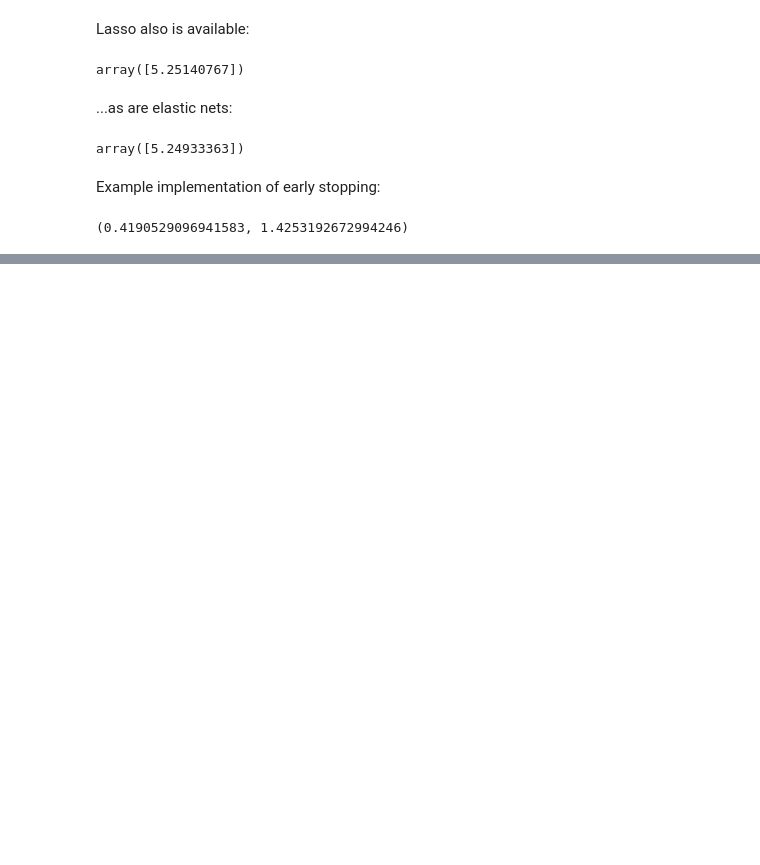
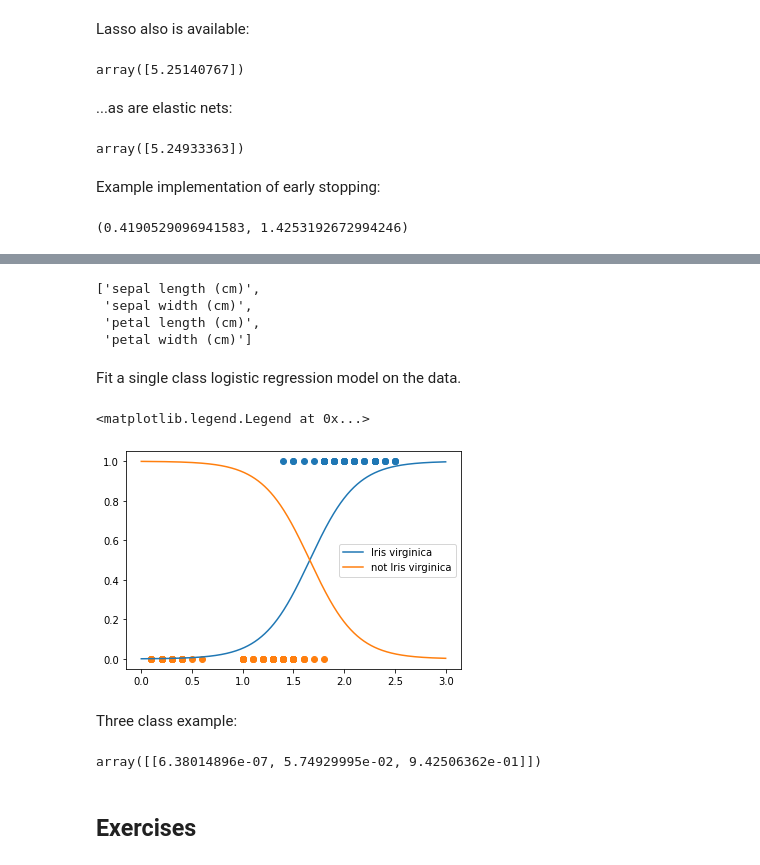
Before and after one commit to kms15/reading_notes, a Jupyter notebook: handsonml2e/handson-ml2-04.ipynb, the cells around one changed output, grey strips where cells are left out. Cells and saved outputs as stored; diff of their text form; code cells hidden in the pictures; blank space fills up the shorter version.

Commit message:
finish homl2e chapter 4 up to exercises

```diff
--- a/handsonml2e/handson-ml2-04.ipynb
+++ b/handsonml2e/handson-ml2-04.ipynb
@@ -269,0 +272,5 @@ min_error, val_error
+# %%
+from sklearn import datasets
+
+iris = datasets.load_iris()
+list(iris.keys())
@@ -269,0 +285,39 @@ min_error, val_error
+# %%
+iris['feature_names']
+# %% [output]
+['sepal length (cm)',
+ 'sepal width (cm)',
+ 'petal length (cm)',
+ 'petal width (cm)']
+# %% [markdown]
+Fit a single class logistic regression model on the data.
+# %%
+from sklearn.linear_model import LogisticRegression
+
+X = iris['data'][:, 3:] # petal width
+y = (iris['target'] == 2).astype(np.int)
+log_reg = LogisticRegression()
+log_reg.fit(X,y);
+# %%
+X_new = np.linspace(0, 3, 1000).reshape(-1, 1)
+y_proba = log_reg.predict_proba(X_new)
+plt.plot(X_new, y_proba[:,1], label="Iris virginica")
+plt.plot(X_new, y_proba[:,0], label="not Iris virginica")
+plt.scatter(X[y == 1], y[y==1])
+plt.scatter(X[y == 0], y[y==0])
+plt.legend()
+# %% [output]
+<matplotlib.legend.Legend at 0x...>
+[figure, added]
+# %% [markdown]
+Three class example:
+# %%
+X = iris['data'][:, 2:] # petal length and width
+y = iris['target']
+softmax_reg = LogisticRegression(multi_class='multinomial', solver='lbfgs', C=10)
+softmax_reg.fit(X,y);
+softmax_reg.predict_proba([[5,2]])
+# %% [output]
+array([[6.38014896e-07, 5.74929995e-02, 9.42506362e-01]])
+# %% [markdown]
+## Exercises
```
Also changed, not shown: parts of 2 cells of this notebook.
